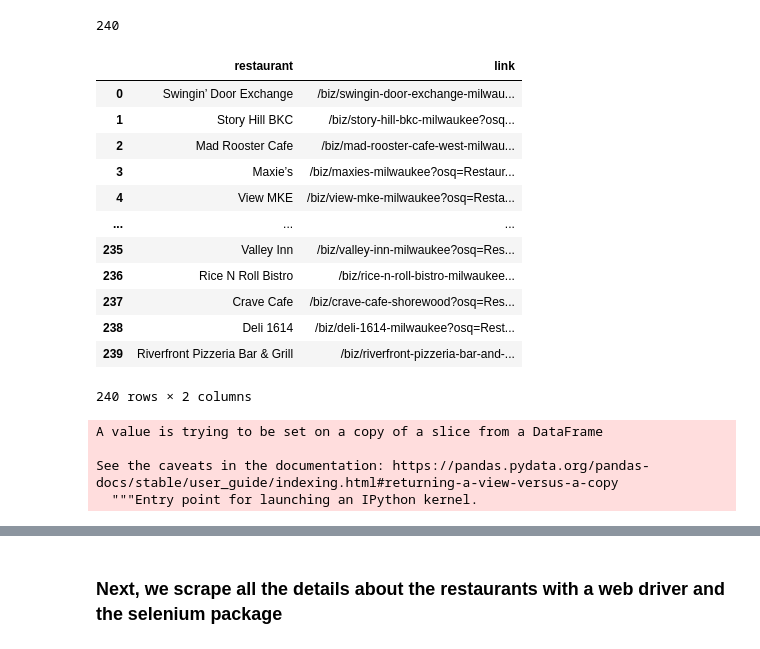
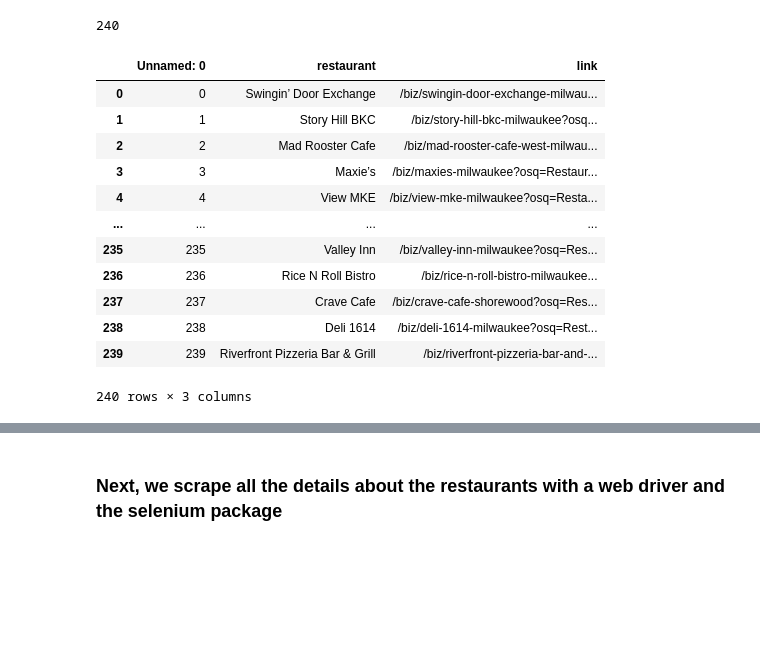
Before and after one commit to julia-amelie/Yelp-scraping, a Jupyter notebook: Scraper_yelp.ipynb, the cells around one changed output, grey strips where cells are left out. Saved outputs shown, nothing was run; the diff lists cells and outputs as text; code cells hidden in the pictures; blank space fills up the shorter version.

```diff
--- a/Scraper_yelp.ipynb
+++ b/Scraper_yelp.ipynb
@@ -90,42 +73,26 @@ len(full_restaurants)
 entry_list = list(zip(full_restaurants, full_links))
 
 df_mainlinks = pd.DataFrame(entry_list,columns=['restaurant', 'link'])
-# %%
-df_mainlinks
-# %% [output]
-|  | restaurant | link |
-| 0 | Swingin’ Door Exchange | /biz/swingin-door-exchange-milwau... |
-| 1 | Story Hill BKC | /biz/story-hill-bkc-milwaukee?osq... |
-| 2 | Mad Rooster Cafe | /biz/mad-rooster-cafe-west-milwau... |
-| 3 | Maxie’s | /biz/maxies-milwaukee?osq=Restaur... |
-| 4 | View MKE | /biz/view-mke-milwaukee?osq=Resta... |
-| ... | ... | ... |
-| 235 | Valley Inn | /biz/valley-inn-milwaukee?osq=Res... |
-| 236 | Rice N Roll Bistro | /biz/rice-n-roll-bistro-milwaukee... |
-| 237 | Crave Cafe | /biz/crave-cafe-shorewood?osq=Res... |
-| 238 | Deli 1614 | /biz/deli-1614-milwaukee?osq=Rest... |
-| 239 | Riverfront Pizzeria Bar & Grill | /biz/riverfront-pizzeria-bar-and-... |
-240 rows × 2 columns
 # %%
 df_mainlinks.to_csv('mainlinks.csv')
 # %%
-df = pd.read_csv('links.csv')
-df_mainlinks = pd.read_csv('mainlinks.csv')
+df_new = pd.read_csv('mainlinks.csv')
-# %%
-''' Now we need to comapre the difference'''
-
-old_rest = df.Restaurant.to_list()
-
-#new_rest = df_mainlinks.restaurant.to_list()
-
-df_new = df_mainlinks[~df_mainlinks['restaurant'].isin(old_rest)]
-# %%
-df_new.drop_duplicates(subset= ['restaurant'], inplace=True)
-# %% [output]
-A value is trying to be set on a copy of a slice from a DataFrame
-
-See the caveats in the documentation: https://pandas.pydata.org/pandas-docs/stable/user_guide/indexing.html#returning-a-view-versus-a-copy
-  """Entry point for launching an IPython kernel.
+# %%
+df_new
+# %% [output]
+|  | Unnamed: 0 | restaurant | link |
+| 0 | 0 | Swingin’ Door Exchange | /biz/swingin-door-exchange-milwau... |
+| 1 | 1 | Story Hill BKC | /biz/story-hill-bkc-milwaukee?osq... |
+| 2 | 2 | Mad Rooster Cafe | /biz/mad-rooster-cafe-west-milwau... |
+| 3 | 3 | Maxie’s | /biz/maxies-milwaukee?osq=Restaur... |
+| 4 | 4 | View MKE | /biz/view-mke-milwaukee?osq=Resta... |
+| ... | ... | ... | ... |
+| 235 | 235 | Valley Inn | /biz/valley-inn-milwaukee?osq=Res... |
+| 236 | 236 | Rice N Roll Bistro | /biz/rice-n-roll-bistro-milwaukee... |
+| 237 | 237 | Crave Cafe | /biz/crave-cafe-shorewood?osq=Res... |
+| 238 | 238 | Deli 1614 | /biz/deli-1614-milwaukee?osq=Rest... |
+| 239 | 239 | Riverfront Pizzeria Bar & Grill | /biz/riverfront-pizzeria-bar-and-... |
+240 rows × 3 columns
 # %%
 #let's us regex to clean the df
 import re
```
Also changed, not shown: parts of 65 cells of this notebook.
